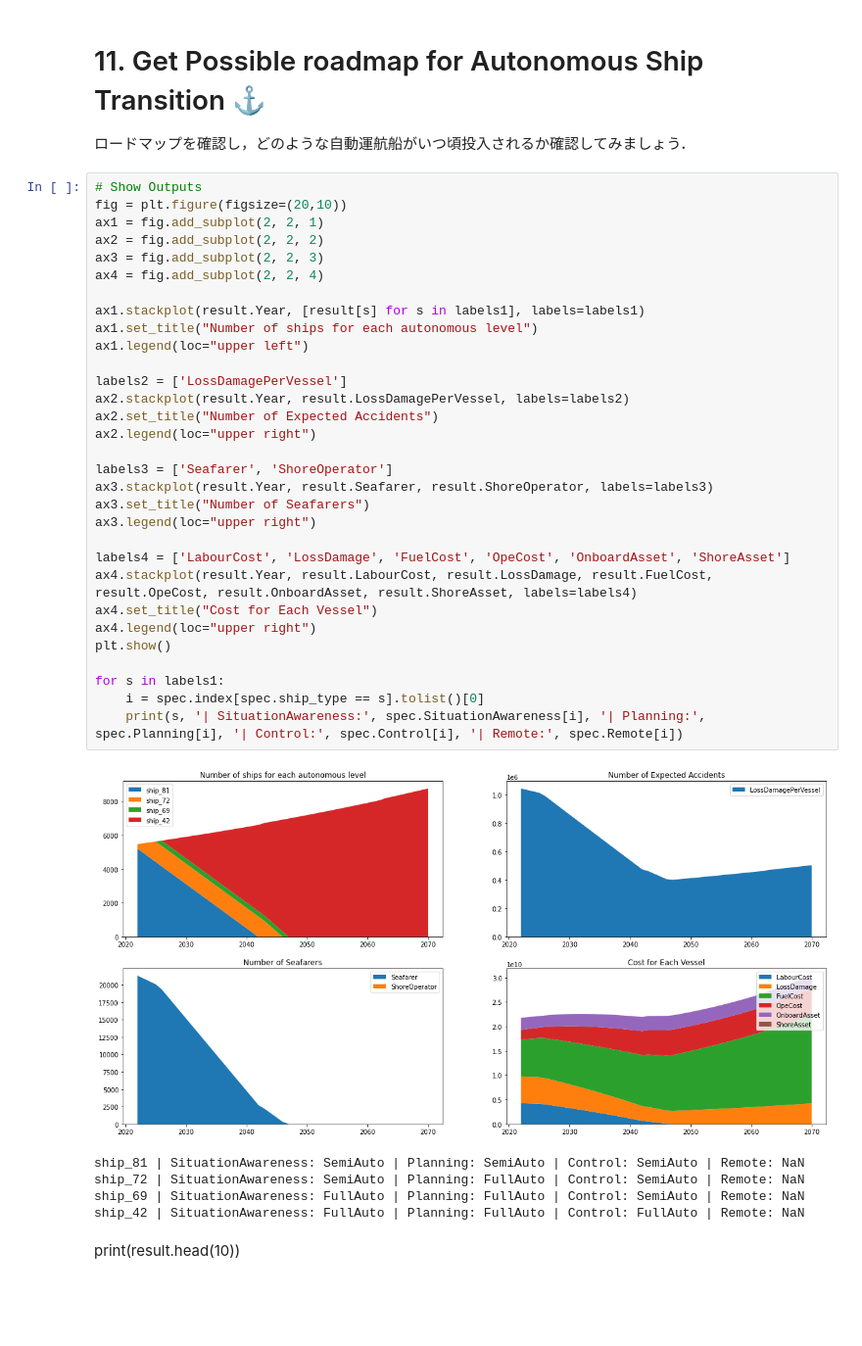
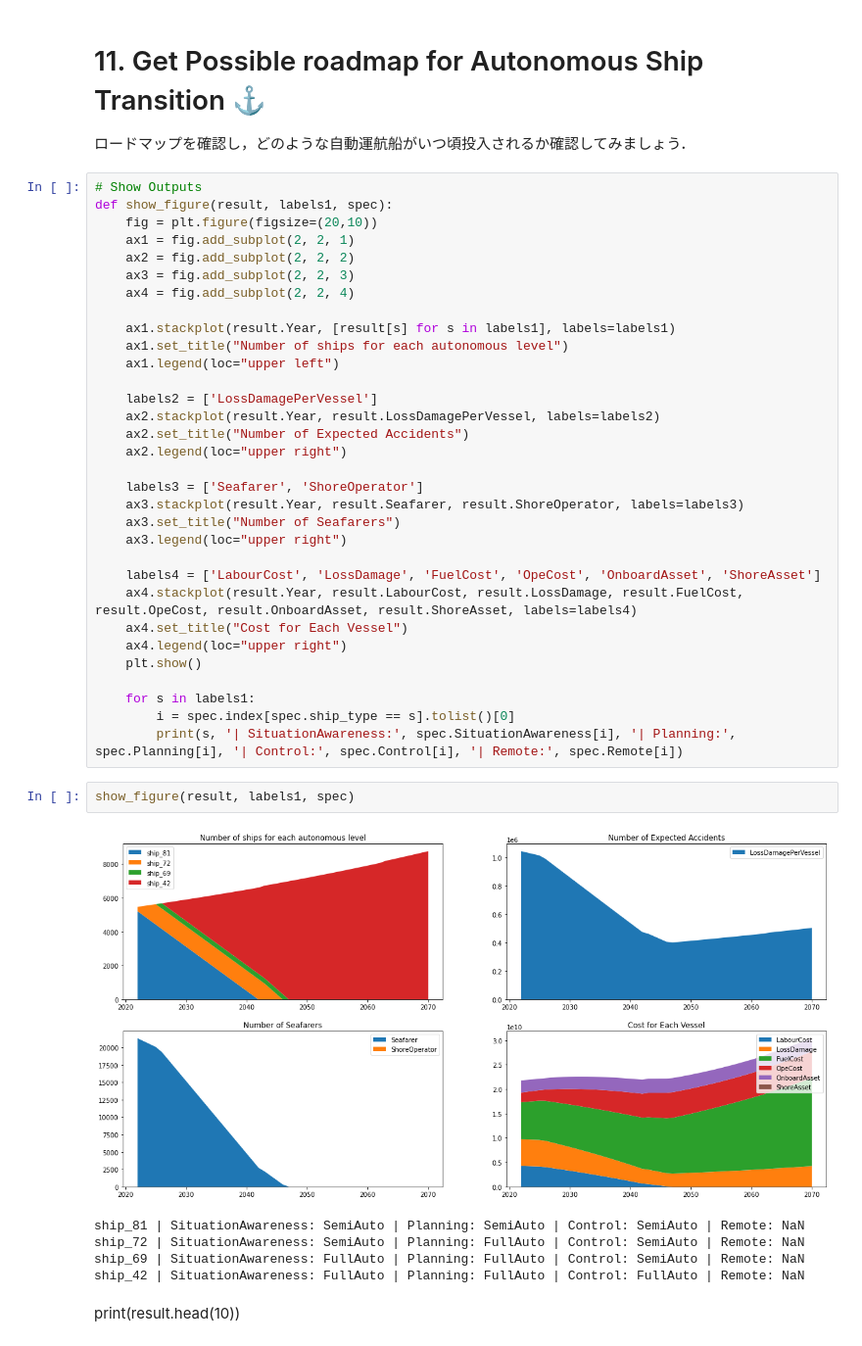
Before and after one commit to tnakash/autoship_trans_sim, a Jupyter notebook: main.ipynb, the cells around one changed output. Shown: that part at 98% size. Cells and saved outputs as stored; diff of their text form; blank space fills up the shorter version.

```diff
--- a/main.ipynb
+++ b/main.ipynb
@@ -629,41 +655,44 @@ result.LossDamagePerVessel = [a/b for (a,b) in zip(result.LossDamage, demand.Num
 ロードマップを確認し，どのような自動運航船がいつ頃投入されるか確認してみましょう．
 # %%
 # Show Outputs
-fig = plt.figure(figsize=(20,10))
-ax1 = fig.add_subplot(2, 2, 1)
-ax2 = fig.add_subplot(2, 2, 2)
-ax3 = fig.add_subplot(2, 2, 3)
-ax4 = fig.add_subplot(2, 2, 4)
+def show_figure(result, labels1, spec):
+    fig = plt.figure(figsize=(20,10))
+    ax1 = fig.add_subplot(2, 2, 1)
+    ax2 = fig.add_subplot(2, 2, 2)
+    ax3 = fig.add_subplot(2, 2, 3)
+    ax4 = fig.add_subplot(2, 2, 4)
 
-ax1.stackplot(result.Year, [result[s] for s in labels1], labels=labels1)
-ax1.set_title("Number of ships for each autonomous level")
-ax1.legend(loc="upper left")
+    ax1.stackplot(result.Year, [result[s] for s in labels1], labels=labels1)
+    ax1.set_title("Number of ships for each autonomous level")
+    ax1.legend(loc="upper left")
 
-labels2 = ['LossDamagePerVessel']
-ax2.stackplot(result.Year, result.LossDamagePerVessel, labels=labels2)
-ax2.set_title("Number of Expected Accidents")
-ax2.legend(loc="upper right")
+    labels2 = ['LossDamagePerVessel']
+    ax2.stackplot(result.Year, result.LossDamagePerVessel, labels=labels2)
+    ax2.set_title("Number of Expected Accidents")
+    ax2.legend(loc="upper right")
 
-labels3 = ['Seafarer', 'ShoreOperator']
-ax3.stackplot(result.Year, result.Seafarer, result.ShoreOperator, labels=labels3)
-ax3.set_title("Number of Seafarers")
-ax3.legend(loc="upper right")
+    labels3 = ['Seafarer', 'ShoreOperator']
+    ax3.stackplot(result.Year, result.Seafarer, result.ShoreOperator, labels=labels3)
+    ax3.set_title("Number of Seafarers")
+    ax3.legend(loc="upper right")
 
-labels4 = ['LabourCost', 'LossDamage', 'FuelCost', 'OpeCost', 'OnboardAsset', 'ShoreAsset']
-ax4.stackplot(result.Year, result.LabourCost, result.LossDamage, result.FuelCost, result.OpeCost, result.OnboardAsset, result.ShoreAsset, labels=labels4)
-ax4.set_title("Cost for Each Vessel")
-ax4.legend(loc="upper right")
-plt.show()
+    labels4 = ['LabourCost', 'LossDamage', 'FuelCost', 'OpeCost', 'OnboardAsset', 'ShoreAsset']
+    ax4.stackplot(result.Year, result.LabourCost, result.LossDamage, result.FuelCost, result.OpeCost, result.OnboardAsset, result.ShoreAsset, labels=labels4)
+    ax4.set_title("Cost for Each Vessel")
+    ax4.legend(loc="upper right")
+    plt.show()
 
-for s in labels1:
-    i = spec.index[spec.ship_type == s].tolist()[0]
-    print(s, '| SituationAwareness:', spec.SituationAwareness[i], '| Planning:', spec.Planning[i], '| Control:', spec.Control[i], '| Remote:', spec.Remote[i])
+    for s in labels1:
+        i = spec.index[spec.ship_type == s].tolist()[0]
+        print(s, '| SituationAwareness:', spec.SituationAwareness[i], '| Planning:', spec.Planning[i], '| Control:', spec.Control[i], '| Remote:', spec.Remote[i])
-# %% [output]
-[figure, removed]
-ship_81 | SituationAwareness: SemiAuto | Planning: SemiAuto | Control: SemiAuto | Remote: NaN
-ship_72 | SituationAwareness: SemiAuto | Planning: FullAuto | Control: SemiAuto | Remote: NaN
-ship_69 | SituationAwareness: FullAuto | Planning: FullAuto | Control: SemiAuto | Remote: NaN
-ship_42 | SituationAwareness: FullAuto | Planning: FullAuto | Control: FullAuto | Remote: NaN
+# %%
+show_figure(result, labels1, spec)
+# %% [output]
+[figure, added]
+ship_81 | SituationAwareness: SemiAuto | Planning: SemiAuto | Control: SemiAuto | Remote: NaN
+ship_72 | SituationAwareness: SemiAuto | Planning: FullAuto | Control: SemiAuto | Remote: NaN
+ship_69 | SituationAwareness: FullAuto | Planning: FullAuto | Control: SemiAuto | Remote: NaN
+ship_42 | SituationAwareness: FullAuto | Planning: FullAuto | Control: FullAuto | Remote: NaN
 # %% [markdown]
 print(result.head(10))
 # %%
```
Also changed, not shown: parts of 7 cells of this notebook, 19 other files.
